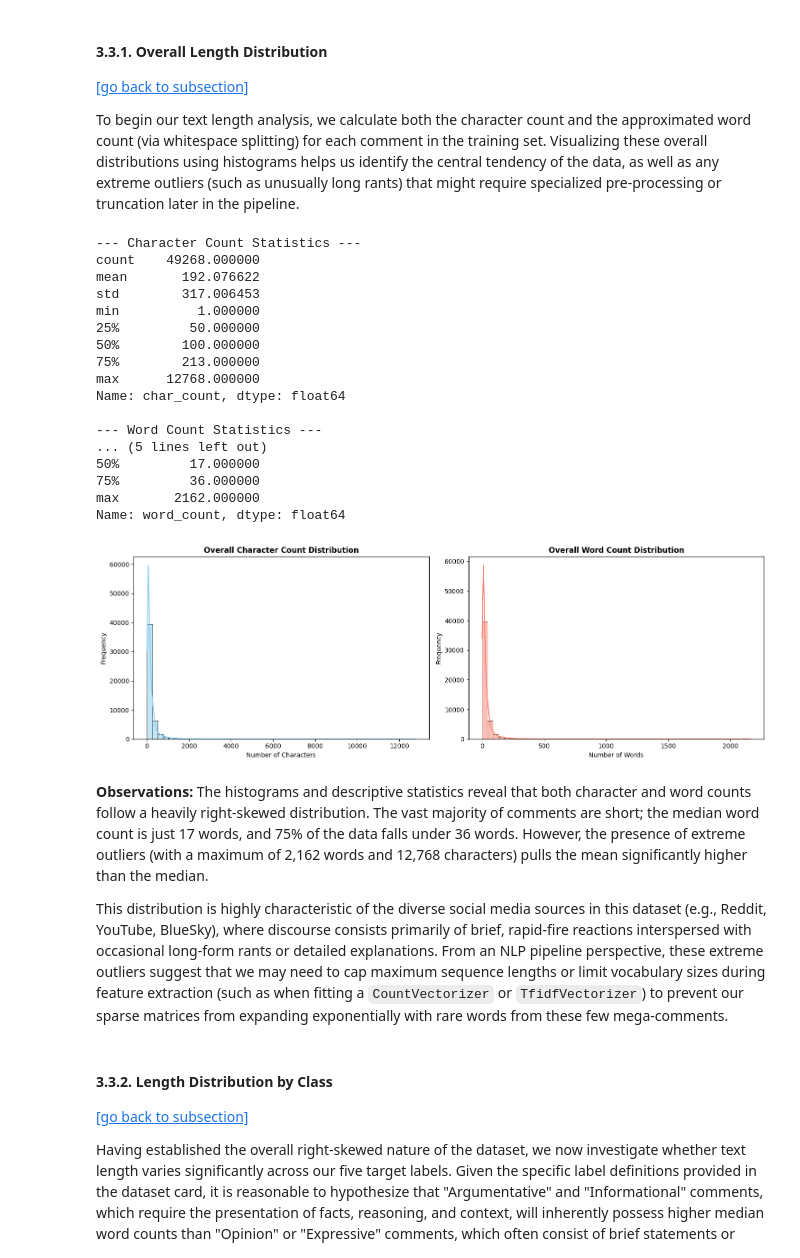
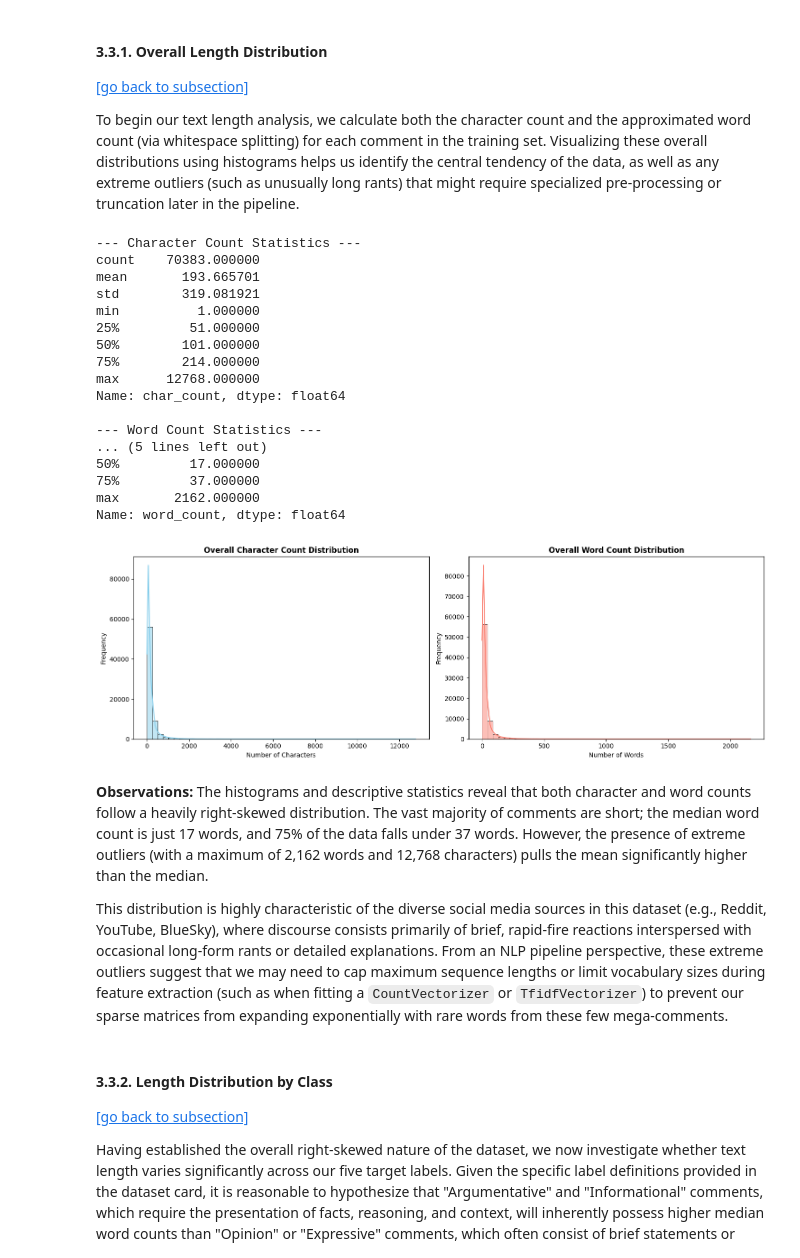
Before and after one commit to antonioromao03/PLN-Text_Classification, a Jupyter notebook: text_classification.ipynb, the cells around one changed output. Cells and saved outputs as stored; diff of their text form; code cells hidden in the pictures.

```diff
--- a/text_classification.ipynb
+++ b/text_classification.ipynb
@@ -161,21 +164,18 @@ try:
 except FileNotFoundError:
     print("Please update the file paths in the read_parquet functions to match your local directory.")
 
-# 1. Verify Dataset Splits
-print("--- Dataset Splits Overview ---")
-print(f"Training set:   {len(df_train):,} examples")
-print(f"Validation set: {len(df_valid):,} examples")
-print(f"Test set:       {len(df_test):,} examples")
+# Combine all splits into one DataFrame
+df_full = pd.concat([df_train, df_valid, df_test], axis=0).reset_index(drop=True)
 
 # 2. Check Dataset Structure and Data Types
 print("\n--- Training Data Info ---")
-df_train.info()
+df_full.info()
 
 # 3. Verify the absence of Null values
 print("\n--- Missing Values Check (Training Set) ---")
-missing_values = df_train.isnull().sum()
+missing_values = df_full.isnull().sum()
 print(missing_values)
 
 # Display the first few rows to visually inspect the 'text' and 'label' features
-display(df_train.head())
+display(df_full.head())
 # %% [output]
@@ -228,11 +223,11 @@ id2label = {
 }
 
 # Create a readable label column for EDA
-df_train['label_name'] = df_train['label'].map(id2label)
+df_full['label_name'] = df_full['label'].map(id2label)
 
 # 2. Calculate counts and percentages
-class_counts = df_train['label_name'].value_counts()
-class_percentages = df_train['label_name'].value_counts(normalize=True) * 100
+class_counts = df_full['label_name'].value_counts()
+class_percentages = df_full['label_name'].value_counts(normalize=True) * 100
 
 print("--- Class Distribution (Training Set) ---")
 for label, count in class_counts.items():
@@ -290,54 +285,54 @@ import matplotlib.pyplot as plt
 import seaborn as sns
 
 # Calculate character count and word count for the training dataset
-df_train['char_count'] = df_train['text'].apply(lambda x: len(str(x)))
-df_train['word_count'] = df_train['text'].apply(lambda x: len(str(x).split()))
+df_full['char_count'] = df_full['text'].apply(lambda x: len(str(x)))
+df_full['word_count'] = df_full['text'].apply(lambda x: len(str(x).split()))
 
 # Display basic statistical summaries
 print("--- Character Count Statistics ---")
-print(df_train['char_count'].describe())
+print(df_full['char_count'].describe())
 print("\n--- Word Count Statistics ---")
-print(df_train['word_count'].describe())
+print(df_full['word_count'].describe())
 
 # Visualize the overall distributions using histograms
 fig, axes = plt.subplots(1, 2, figsize=(15, 5))
 
 # Character Count Histogram
-sns.histplot(df_train['char_count'], bins=50, ax=axes[0], color='skyblue', kde=True)
+sns.histplot(df_full['char_count'], bins=50, ax=axes[0], color='skyblue', kde=True)
 axes[0].set_title('Overall Character Count Distribution', fontweight='bold')
 axes[0].set_xlabel('Number of Characters')
 axes[0].set_ylabel('Frequency')
 
 # Word Count Histogram
-sns.histplot(df_train['word_count'], bins=50, ax=axes[1], color='salmon', kde=True)
+sns.histplot(df_full['word_count'], bins=50, ax=axes[1], color='salmon', kde=True)
 axes[1].set_title('Overall Word Count Distribution', fontweight='bold')
 axes[1].set_xlabel('Number of Words')
 axes[1].set_ylabel('Frequency')
 
 plt.tight_layout()
 plt.show()
 # %% [output]
 --- Character Count Statistics ---
-count    49268.000000
-mean       192.076622
-std        317.006453
+count    70383.000000
+mean       193.665701
+std        319.081921
 min          1.000000
-25%         50.000000
-50%        100.000000
-75%        213.000000
+25%         51.000000
+50%        101.000000
+75%        214.000000
 max      12768.000000
 Name: char_count, dtype: float64
 
 --- Word Count Statistics ---
 ... (5 lines left out)
 50%         17.000000
-75%         36.000000
+75%         37.000000
 max       2162.000000
 Name: word_count, dtype: float64
-[figure, old version]
+[figure, new version]
 # %% [markdown]
 **Observations:**
-The histograms and descriptive statistics reveal that both character and word counts follow a heavily right-skewed distribution. The vast majority of comments are short; the median word count is just 17 words, and 75% of the data falls under 36 words. However, the presence of extreme outliers (with a maximum of 2,162 words and 12,768 characters) pulls the mean significantly higher than the median.
+The histograms and descriptive statistics reveal that both character and word counts follow a heavily right-skewed distribution. The vast majority of comments are short; the median word count is just 17 words, and 75% of the data falls under 37 words. However, the presence of extreme outliers (with a maximum of 2,162 words and 12,768 characters) pulls the mean significantly higher than the median.
 
 This distribution is highly characteristic of the diverse social media sources in this dataset (e.g., Reddit, YouTube, BlueSky), where discourse consists primarily of brief, rapid-fire reactions interspersed with occasional long-form rants or detailed explanations. From an NLP pipeline perspective, these extreme outliers suggest that we may need to cap maximum sequence lengths or limit vocabulary sizes during feature extraction (such as when fitting a `CountVectorizer` or `TfidfVectorizer`) to prevent our sparse matrices from expanding exponentially with rare words from these few mega-comments.
 # %% [markdown]
```
Also changed, not shown: parts of 24 cells of this notebook.
